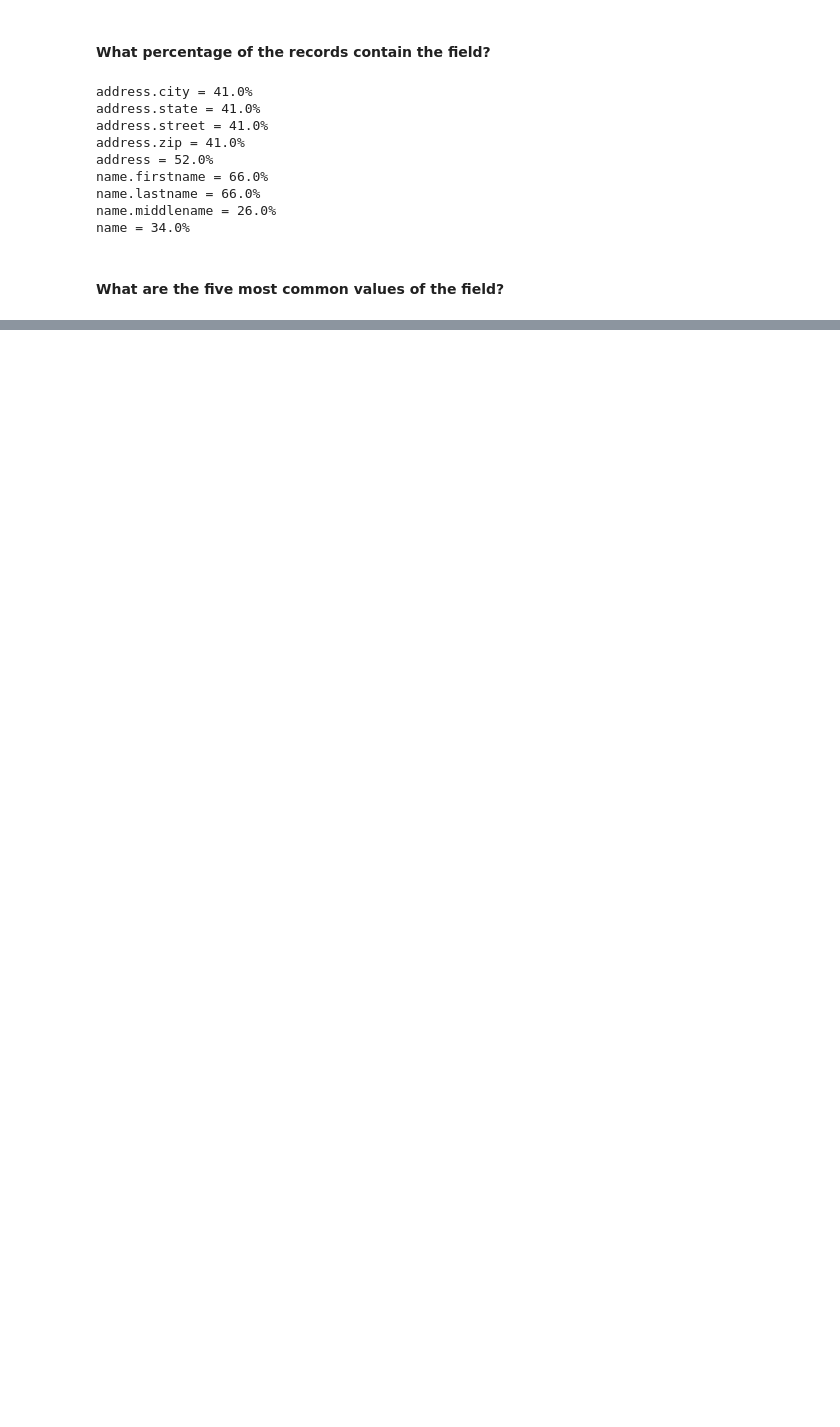
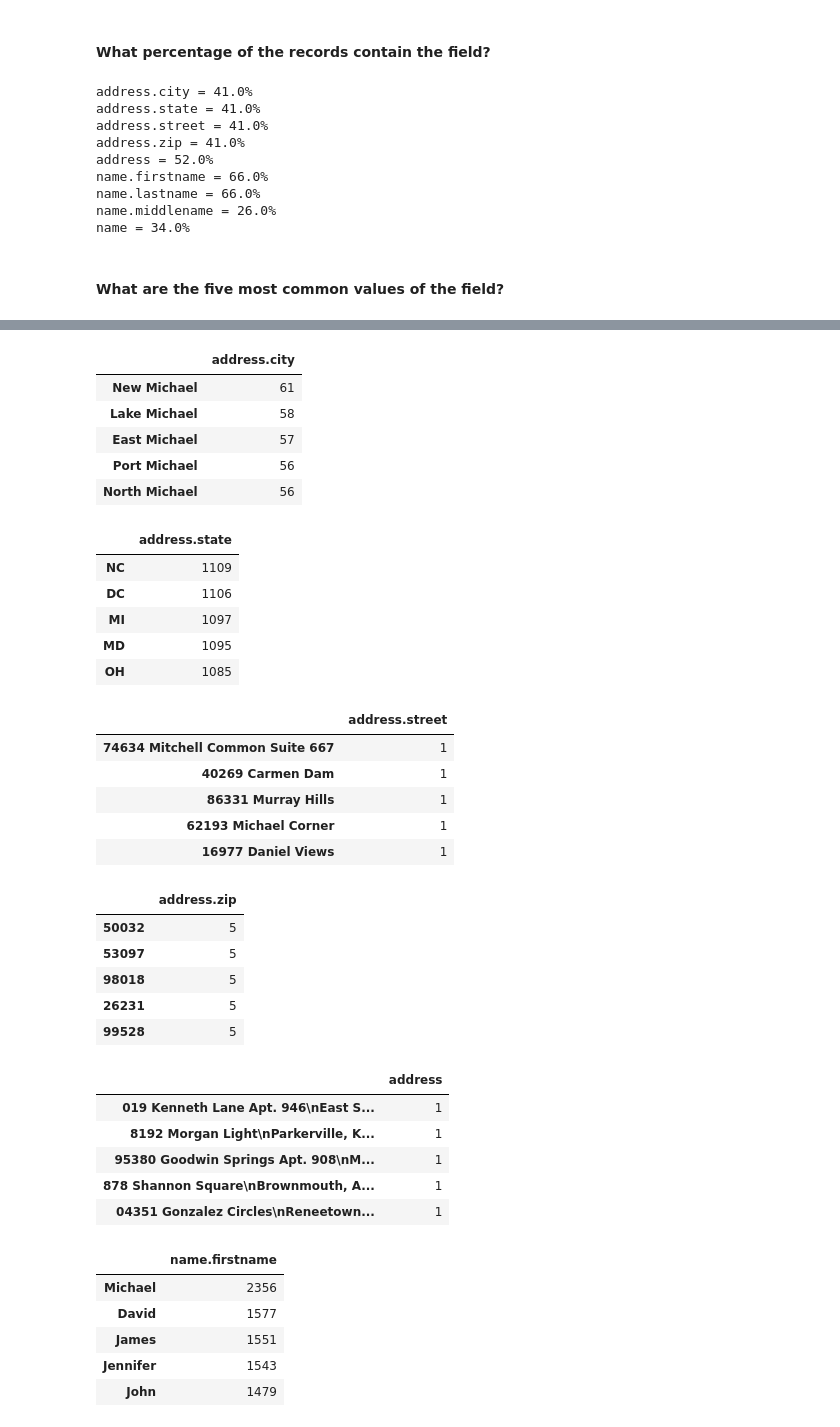
Before and after one commit to caheredia/Data-Science-Portfolio, a Jupyter notebook: ID Analytics Report/develop/2017.10.2_ch_IDA_data_wrangling.ipynb, the cells around one changed output, grey strips where cells are left out. Drawn from its saved outputs; the diff is of its cells as text; code cells hidden in the pictures; blank space fills up the shorter version.

```diff
--- a/ID Analytics Report/develop/2017.10.2_ch_IDA_data_wrangling.ipynb
+++ b/ID Analytics Report/develop/2017.10.2_ch_IDA_data_wrangling.ipynb
@@ -265,0 +325,39 @@ Name: 0, dtype: int64
+# %%
+common_values(df_nested,5)
+# %% [output]
+|  | address.city |
+| New Michael | 61 |
+| Lake Michael | 58 |
+| East Michael | 57 |
+| Port Michael | 56 |
+| North Michael | 56 |
+|  | address.state |
+| NC | 1109 |
+| DC | 1106 |
+| MI | 1097 |
+| MD | 1095 |
+| OH | 1085 |
+|  | address.street |
+| 74634 Mitchell Common Suite 667 | 1 |
+| 40269 Carmen Dam | 1 |
+| 86331 Murray Hills | 1 |
+| 62193 Michael Corner | 1 |
+| 16977 Daniel Views | 1 |
+|  | address.zip |
+| 50032 | 5 |
+| 53097 | 5 |
+| 98018 | 5 |
+| 26231 | 5 |
+| 99528 | 5 |
+|  | address |
+| 019 Kenneth Lane Apt. 946\nEast S... | 1 |
+| 8192 Morgan Light\nParkerville, K... | 1 |
+| 95380 Goodwin Springs Apt. 908\nM... | 1 |
+| 878 Shannon Square\nBrownmouth, A... | 1 |
+| 04351 Gonzalez Circles\nReneetown... | 1 |
+|  | name.firstname |
+| Michael | 2356 |
+| David | 1577 |
+| James | 1551 |
+| Jennifer | 1543 |
+| John | 1479 |
```
Also changed, not shown: parts of 35 cells of this notebook, 1 other file.
